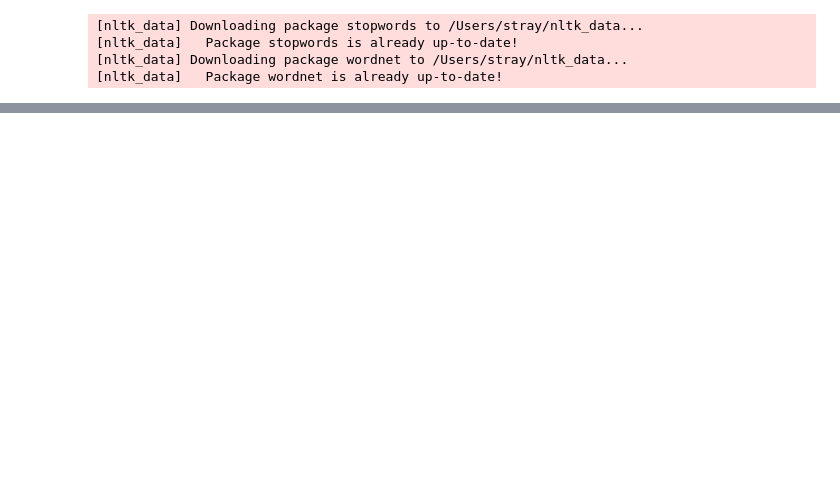
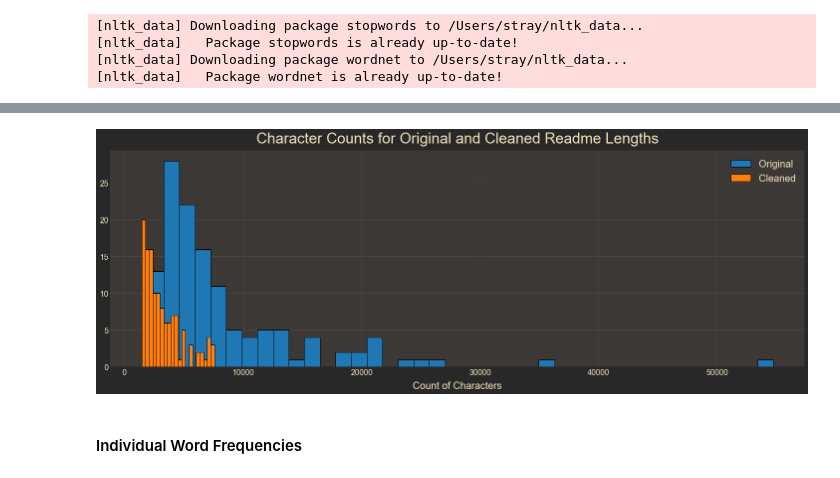
Before and after one commit to NLP-Project-CRT/NLP-Project, a Jupyter notebook: rz_workbook.ipynb, the cells around one changed output, grey strips where cells are left out. Drawn from its saved outputs; the diff is of its cells as text; code cells hidden in the pictures; blank space fills up the shorter version.

```diff
--- a/rz_workbook.ipynb
+++ b/rz_workbook.ipynb
@@ -41,0 +69,14 @@ Name: programming_language, dtype: int64
+# %%
+# plot distribution of clean and original character lengths
+fig, ax = plt.subplots()
+X_train.original_char_length.hist(ax=ax, bins=40, ec='k', label='Original')
+X_train.cleaned_char_length.hist(ax=ax, bins=20, ec='k', label='Cleaned')
+plt.title('Character Counts for Original and Cleaned Readme Lengths',
+          fontsize=30, pad=15)
+plt.xlabel('Count of Characters', fontsize=20, labelpad=10)
+plt.legend(fontsize=20)
+plt.show()
+# %% [output]
+[figure, added]
+# %% [markdown]
+#### Individual Word Frequencies
```
Also changed, not shown: parts of 22 cells of this notebook.
